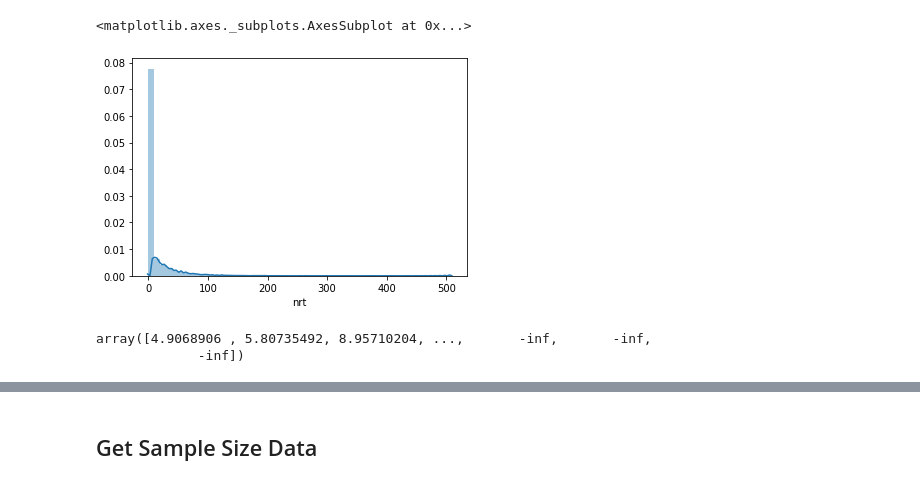
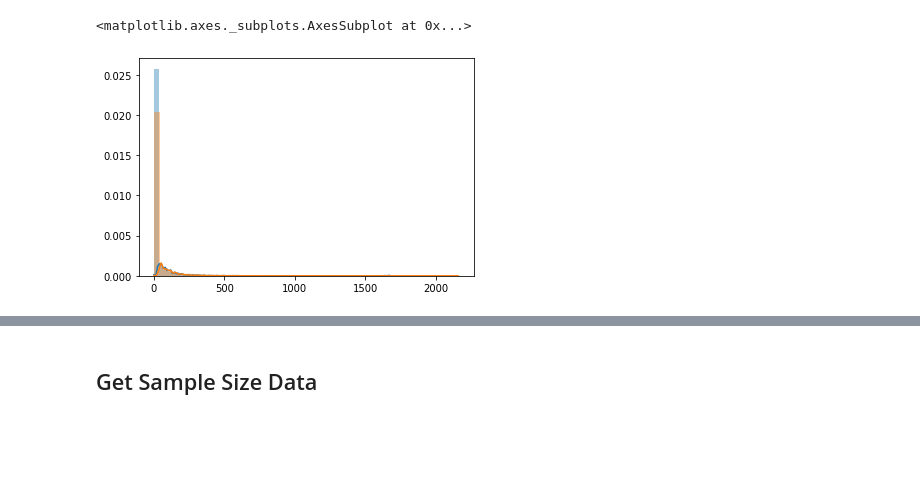
Before and after one commit to vipolsky/taxes-increase, a Jupyter notebook: archive/bayesian_guardrails.ipynb, the cells around one changed output, grey strips where cells are left out. Drawn from its saved outputs; the diff is of its cells as text; code cells hidden in the pictures; blank space fills up the shorter version.

```diff
--- a/notebooks/bayesian_guardrails.ipynb
+++ b/archive/bayesian_guardrails.ipynb
@@ -32,14 +12,11 @@ LTV30
-# %%
-sns.distplot(new.nrt)
-# %% [output]
-<matplotlib.axes._subplots.AxesSubplot at 0x...>
-[figure, removed]
-# %%
-from math import log
-
-np.log2(new.gmv.values)
-#np.array([log(x) for x in new.gmv.values])
-#sns.distplot(np.log(new.gmv.values))
-# %% [output]
-array([4.9068906 , 5.80735492, 8.95710204, ...,       -inf,       -inf,
-             -inf])
+# %%
+data = pd.read_csv('../early_data.csv')
+# %%
+y1 = data.sample(frac=1/3).early_gmv.values
+y2 = data.sample(frac=1/3).early_gmv.values
+# %%
+sns.distplot(y1)
+sns.distplot(y2)
+# %% [output]
+<matplotlib.axes._subplots.AxesSubplot at 0x...>
+[figure, added]
```
Also changed, not shown: parts of 17 cells of this notebook, 6 other files.
